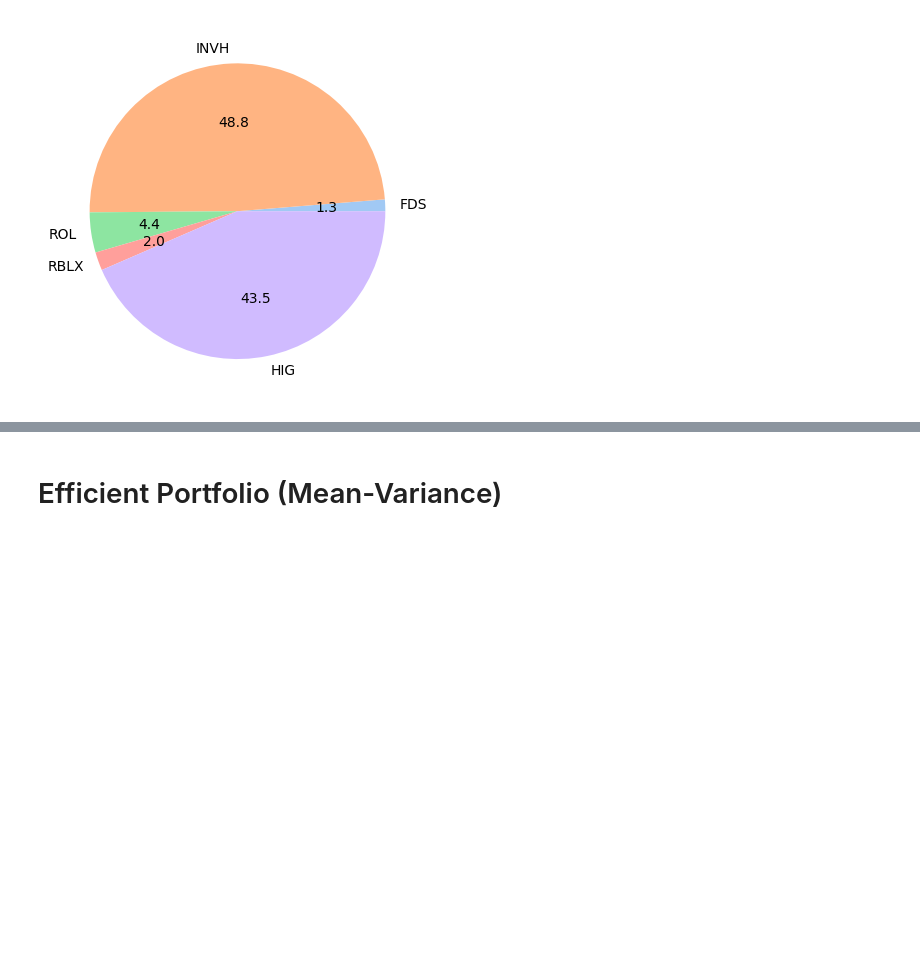
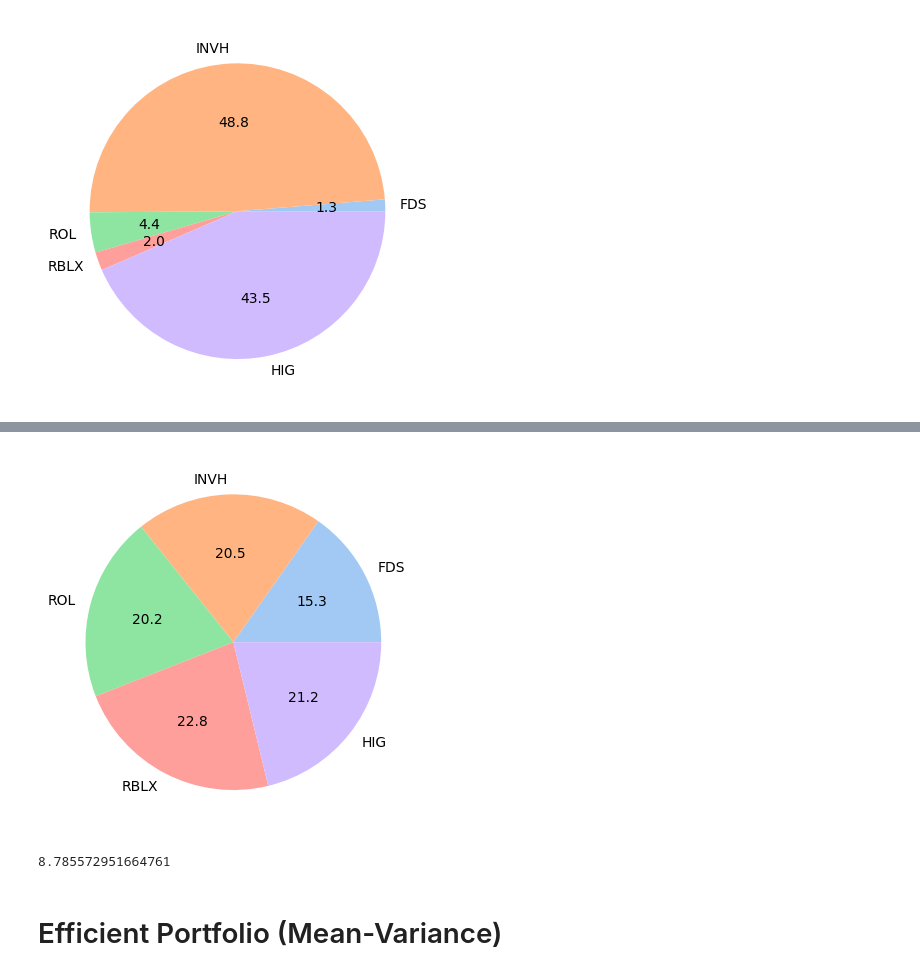
Before and after one commit to sacksteinsophie/Math-of-Finance-Final-Project-EN625, a Jupyter notebook: Weighting the Portfolio.ipynb, the cells around one changed output, grey strips where cells are left out. Saved outputs shown, nothing was run; the diff lists cells and outputs as text; code cells hidden in the pictures; blank space fills up the shorter version.

```diff
--- a/Weighting the Portfolio.ipynb
+++ b/Weighting the Portfolio.ipynb
@@ -127,0 +132,8 @@ random_returns = tot_return
+# %%
+mcstock = []
+for stock in symbols:
+    info = yf.Ticker(stock).fast_info
+    marketcap = info['market_cap']
+    mcstock.append(marketcap)
+df_market_cap['Stock'] = symbols
+df_market_cap['Marketcap'] = mcstock
@@ -127,0 +149,24 @@ random_returns = tot_return
+# %%
+opt_weights = [i/sum(mcstock) for i in mcstock]
+# %%
+import matplotlib.pyplot as plt
+import seaborn as sns
+
+#define data
+data = opt_weights
+labels = symbols
+
+#define Seaborn color palette to use
+colors = sns.color_palette('pastel')[0:5]
+
+#create pie chart
+plt.pie(data, labels = labels, colors = colors, autopct='%.1f')
+plt.show()
+# %% [output]
+[figure, added]
+# %%
+tot_return = sum(df[['FDS', 'INVH', 'ROL', 'RBLX', 'HIG']].iloc[-1].values* opt_weights)
+tot_return -= sum(df[['FDS', 'INVH', 'ROL', 'RBLX', 'HIG']].iloc[0].values* opt_weights)
+tot_return
+# %% [output]
+8.785572951664761
```
Also changed, not shown: parts of 31 cells of this notebook.
